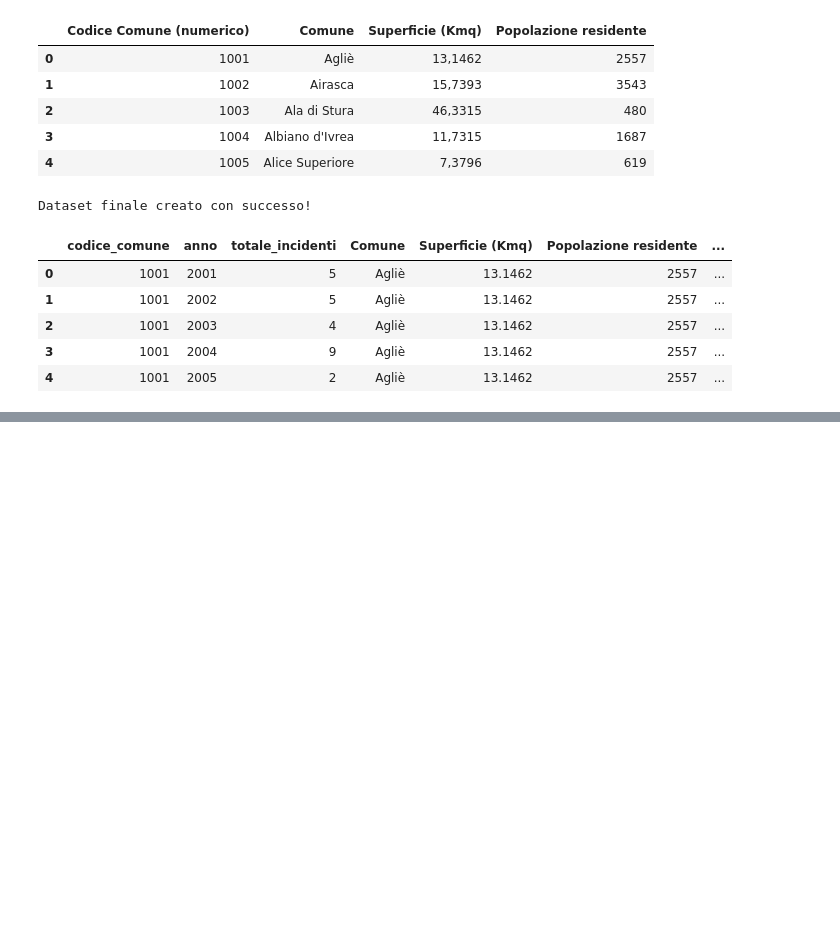
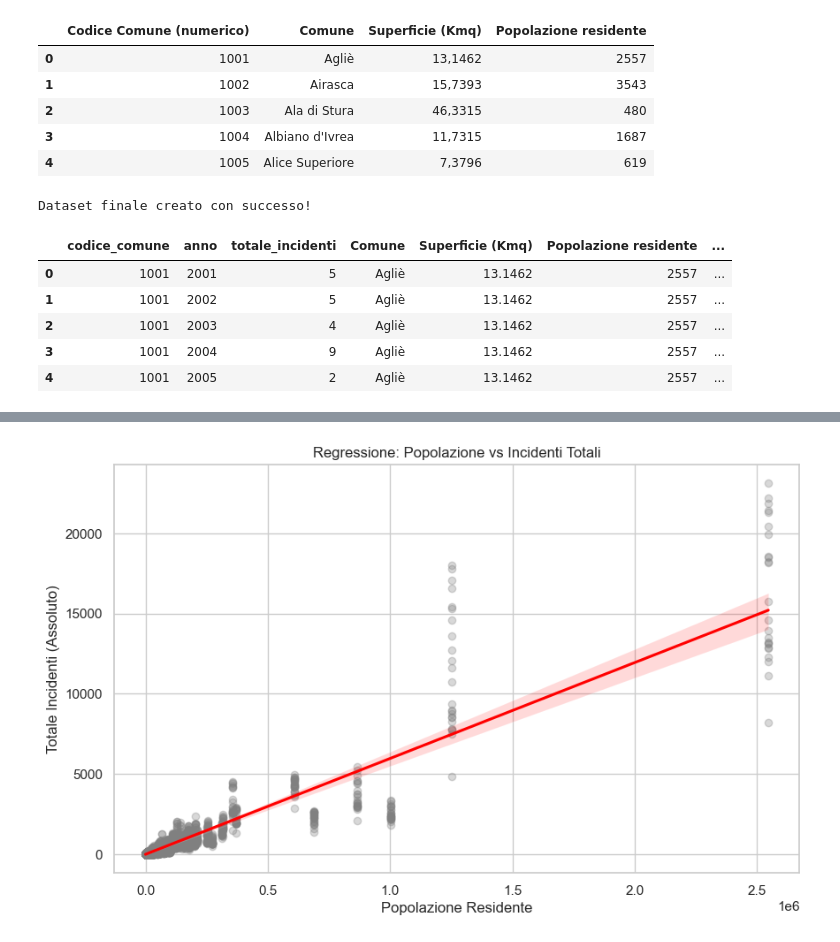
Before and after one commit to biagiorunci-creator/Progetto-finale-Boolean, a Jupyter notebook: Progetto finale Boolean.ipynb, the cells around one changed output, grey strips where cells are left out. Cells and saved outputs as stored; diff of their text form; code cells hidden in the pictures; blank space fills up the shorter version.

```diff
--- a/Progetto finale Boolean.ipynb
+++ b/Progetto finale Boolean.ipynb
@@ -184,0 +209,11 @@ Dataset finale creato con successo!
+# %%
+# Scatterplot con linea di regressione
+plt.figure(figsize=(10, 6))
+sns.regplot(data=df_finale, x='Popolazione residente', y='totale_incidenti',
+            scatter_kws={'alpha':0.3, 'color':'gray'}, line_kws={'color':'red'})
+plt.title('Regressione: Popolazione vs Incidenti Totali')
+plt.xlabel('Popolazione Residente')
+plt.ylabel('Totale Incidenti (Assoluto)')
+plt.show()
+# %% [output]
+[figure, added]
```
Also changed, not shown: parts of 3 cells of this notebook.
